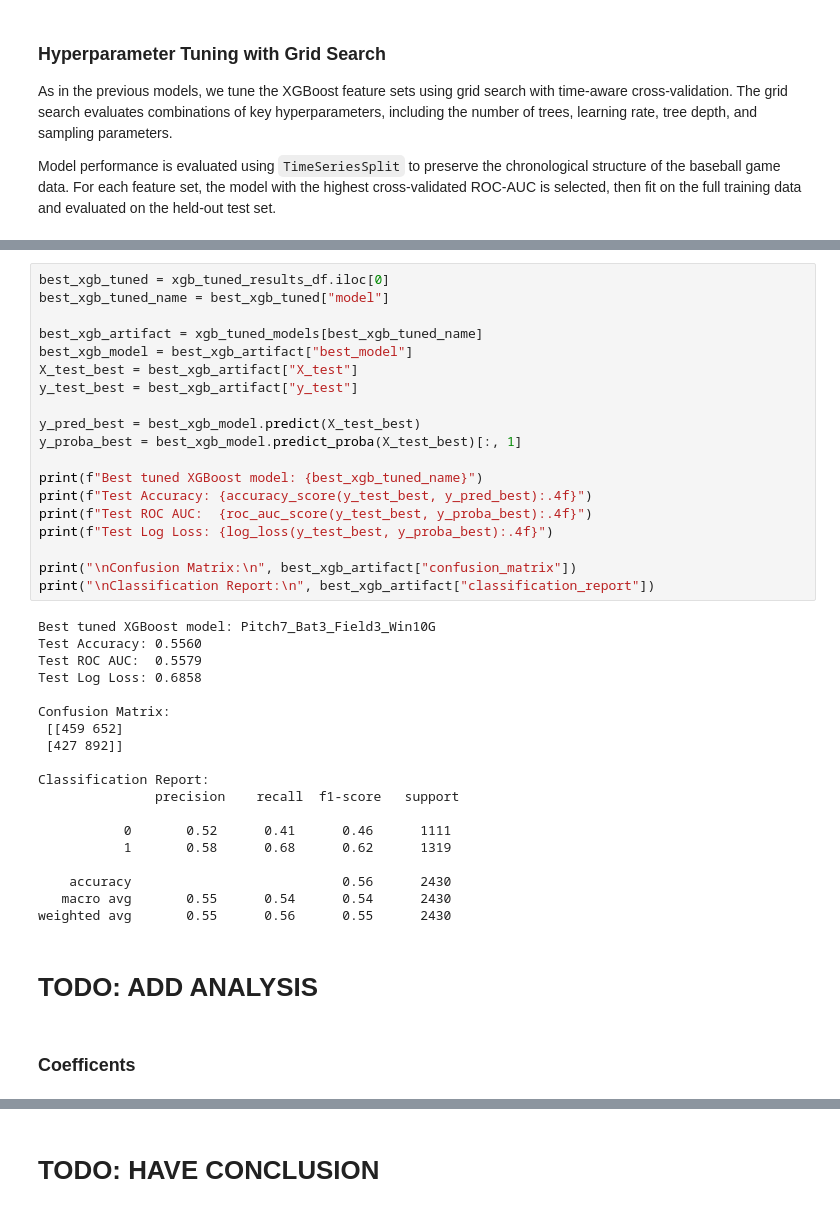
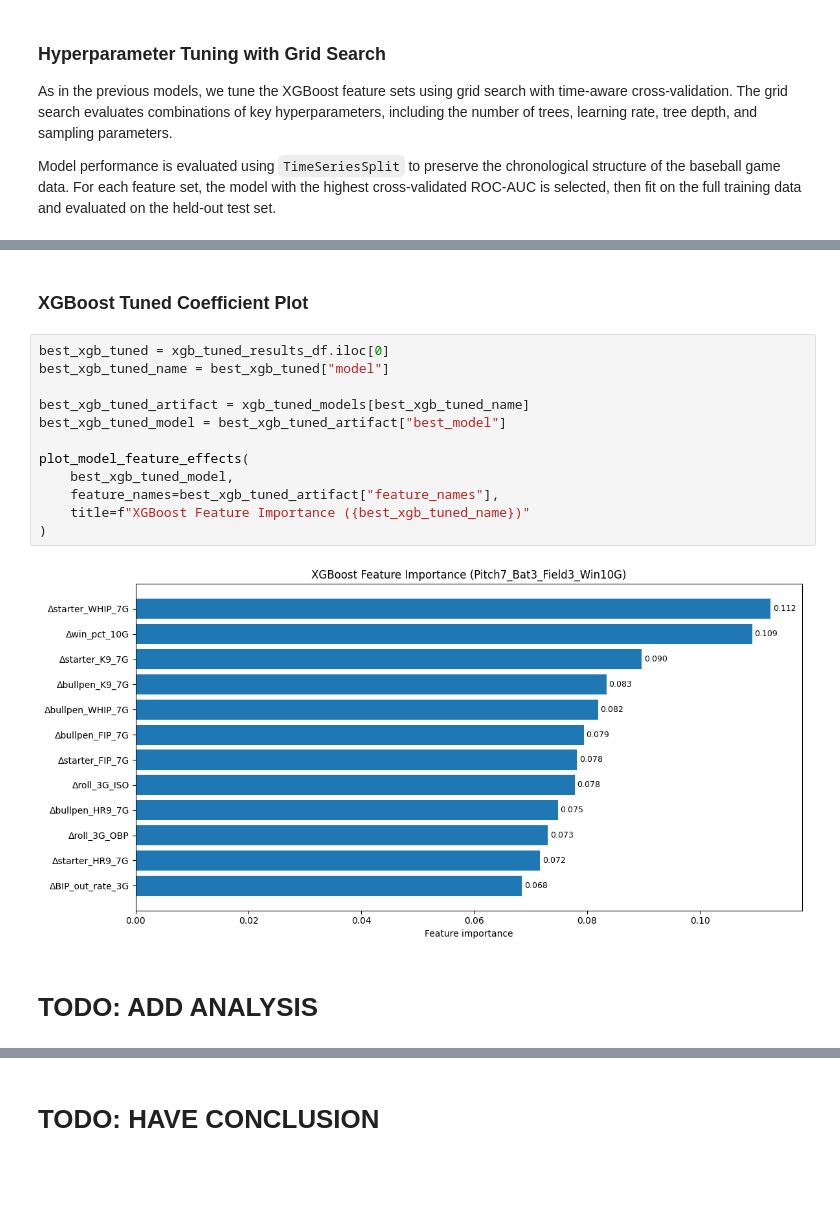
Before and after one commit to Sam-Gartenstein/mlb-win-prediction, a Jupyter notebook: ML Game Outcome Modeling.ipynb, the cells around one changed output, grey strips where cells are left out. Drawn from its saved outputs; the diff is of its cells as text; blank space fills up the shorter version.

```diff
--- a/ML Game Outcome Modeling.ipynb
+++ b/ML Game Outcome Modeling.ipynb
@@ -1576,42 +1580,18 @@ display(xgb_tuned_results_df)
+# %% [markdown]
+### XGBoost Tuned Coefficient Plot
 # %%
 best_xgb_tuned = xgb_tuned_results_df.iloc[0]
 best_xgb_tuned_name = best_xgb_tuned["model"]
 
-best_xgb_artifact = xgb_tuned_models[best_xgb_tuned_name]
-best_xgb_model = best_xgb_artifact["best_model"]
-X_test_best = best_xgb_artifact["X_test"]
-y_test_best = best_xgb_artifact["y_test"]
+best_xgb_tuned_artifact = xgb_tuned_models[best_xgb_tuned_name]
+best_xgb_tuned_model = best_xgb_tuned_artifact["best_model"]
 
-y_pred_best = best_xgb_model.predict(X_test_best)
-y_proba_best = best_xgb_model.predict_proba(X_test_best)[:, 1]
-
-print(f"Best tuned XGBoost model: {best_xgb_tuned_name}")
-print(f"Test Accuracy: {accuracy_score(y_test_best, y_pred_best):.4f}")
-print(f"Test ROC AUC:  {roc_auc_score(y_test_best, y_proba_best):.4f}")
-print(f"Test Log Loss: {log_loss(y_test_best, y_proba_best):.4f}")
-
-print("\nConfusion Matrix:\n", best_xgb_artifact["confusion_matrix"])
-print("\nClassification Report:\n", best_xgb_artifact["classification_report"])
+plot_model_feature_effects(
+    best_xgb_tuned_model,
+    feature_names=best_xgb_tuned_artifact["feature_names"],
+    title=f"XGBoost Feature Importance ({best_xgb_tuned_name})"
+)
 # %% [output]
-Best tuned XGBoost model: Pitch7_Bat3_Field3_Win10G
-Test Accuracy: 0.5560
-Test ROC AUC:  0.5579
-Test Log Loss: 0.6858
-
-Confusion Matrix:
- [[459 652]
- [427 892]]
-
-Classification Report:
-               precision    recall  f1-score   support
-
-           0       0.52      0.41      0.46      1111
-           1       0.58      0.68      0.62      1319
-
-    accuracy                           0.56      2430
-   macro avg       0.55      0.54      0.54      2430
-weighted avg       0.55      0.56      0.55      2430
+[figure, added]
 # %% [markdown]
 # TODO: ADD ANALYSIS
-# %% [markdown]
-### Coefficents
```
Also changed, not shown: parts of 12 cells of this notebook.
